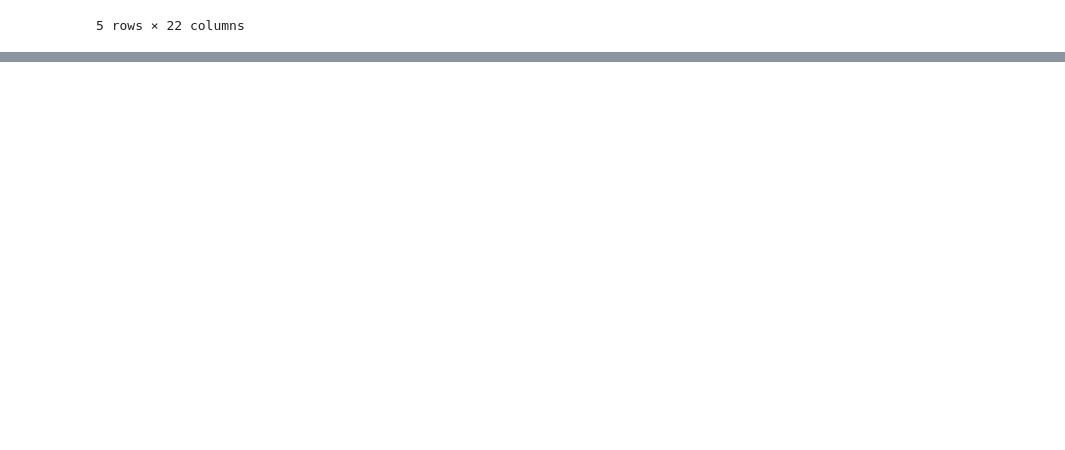
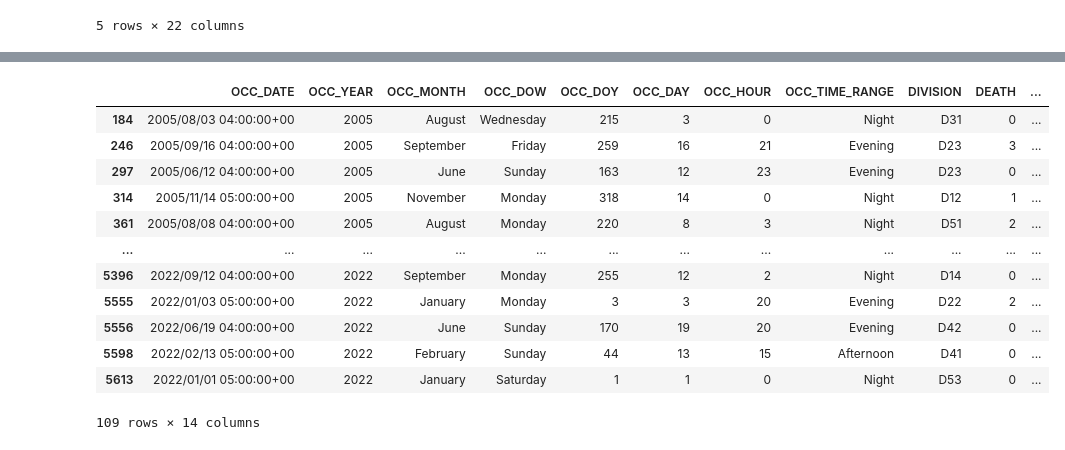
Before and after one commit to kaka5050/MMAI-5000, a Jupyter notebook: Data_cleaning Updated.ipynb, the cells around one changed output, grey strips where cells are left out. Cells and saved outputs as stored; diff of their text form; code cells hidden in the pictures; blank space fills up the shorter version.

```diff
--- a/Data_cleaning Updated.ipynb
+++ b/Data_cleaning Updated.ipynb
@@ -235,6 +232,28 @@ Name: NEIGHBOURHOOD_140, dtype: int64
 # %%
 #drop columns
 df_clean = df_clean.drop(['X','Y','OBJECTID','EVENT_UNIQUE_ID','LONG_WGS84','LAT_WGS84','HOOD_140','NEIGHBOURHOOD_140'],axis =1)
+# %%
+# drop outliers
+q3 = df_clean['Death and Injuries'].quantile(0.75)
+q1 = df_clean['Death and Injuries'].quantile(0.25)
+iqr = q3 - q1
+upper_whisker = q3 + 1.5 * iqr
+outlier = df_clean[df_clean['Death and Injuries'] > upper_whisker]
+outlier
+# %% [output]
+|  | OCC_DATE | OCC_YEAR | OCC_MONTH | OCC_DOW | OCC_DOY | OCC_DAY | OCC_HOUR | OCC_TIME_RANGE | DIVISION | DEATH | ... |
+| 184 | 2005/08/03 04:00:00+00 | 2005 | August | Wednesday | 215 | 3 | 0 | Night | D31 | 0 | ... |
+| 246 | 2005/09/16 04:00:00+00 | 2005 | September | Friday | 259 | 16 | 21 | Evening | D23 | 3 | ... |
+| 297 | 2005/06/12 04:00:00+00 | 2005 | June | Sunday | 163 | 12 | 23 | Evening | D23 | 0 | ... |
+| 314 | 2005/11/14 05:00:00+00 | 2005 | November | Monday | 318 | 14 | 0 | Night | D12 | 1 | ... |
+| 361 | 2005/08/08 04:00:00+00 | 2005 | August | Monday | 220 | 8 | 3 | Night | D51 | 2 | ... |
+| ... | ... | ... | ... | ... | ... | ... | ... | ... | ... | ... | ... |
+| 5396 | 2022/09/12 04:00:00+00 | 2022 | September | Monday | 255 | 12 | 2 | Night | D14 | 0 | ... |
+| 5555 | 2022/01/03 05:00:00+00 | 2022 | January | Monday | 3 | 3 | 20 | Evening | D22 | 2 | ... |
+| 5556 | 2022/06/19 04:00:00+00 | 2022 | June | Sunday | 170 | 19 | 20 | Evening | D42 | 0 | ... |
+| 5598 | 2022/02/13 05:00:00+00 | 2022 | February | Sunday | 44 | 13 | 15 | Afternoon | D41 | 0 | ... |
+| 5613 | 2022/01/01 05:00:00+00 | 2022 | January | Saturday | 1 | 1 | 0 | Night | D53 | 0 | ... |
+109 rows × 14 columns
 # %%
 #we need to drop the outlier
 avg = df_clean['Death or Injuries'].mean()
```
Also changed, not shown: parts of 17 cells of this notebook, 1 other file.
